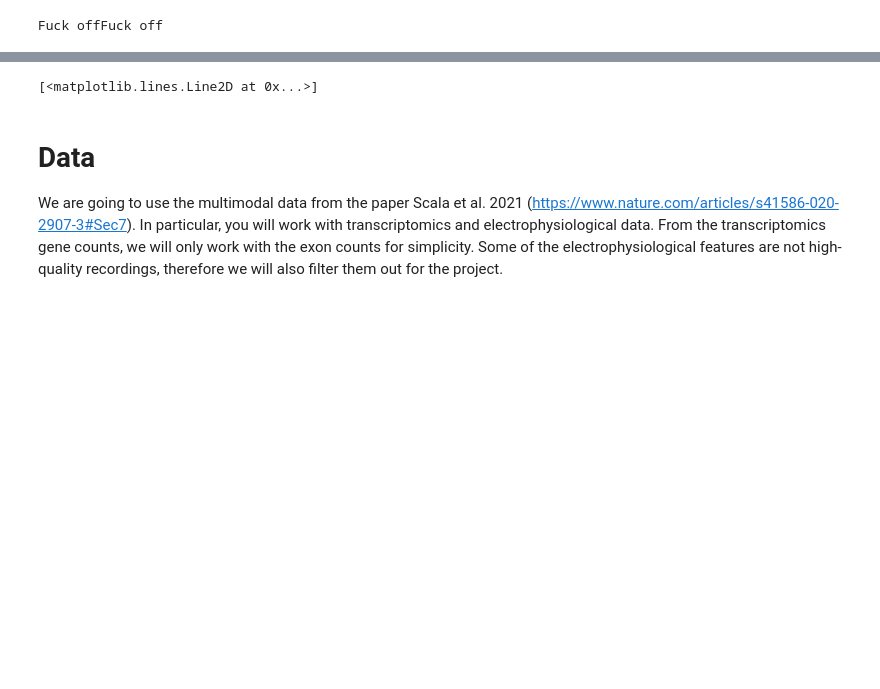
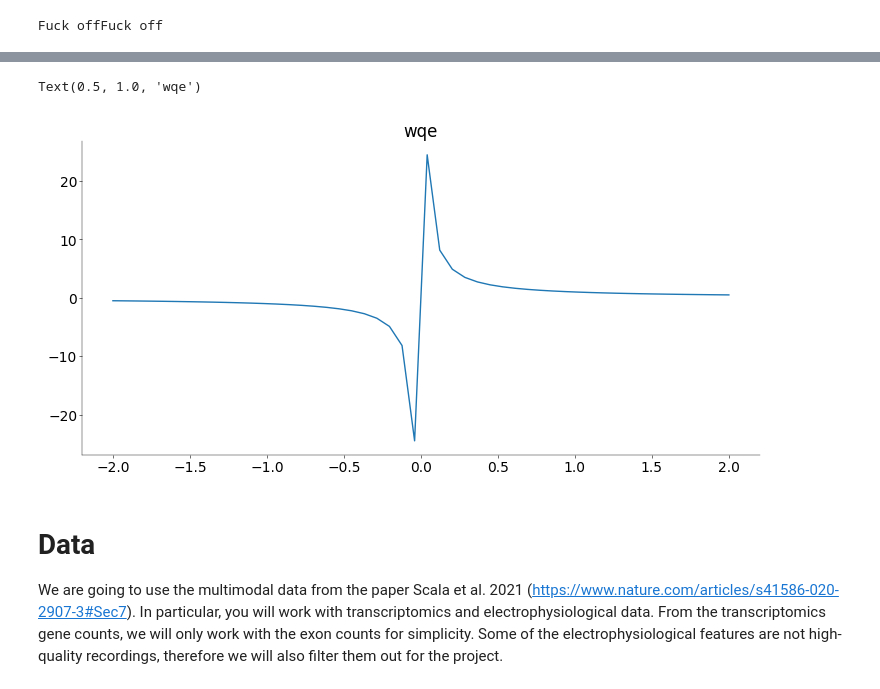
Before and after one commit to Artemii-Shlychkov/NDS_project, a Jupyter notebook: notebooks/Practical_notebook.ipynb, the cells around one changed output, grey strips where cells are left out. Cells and saved outputs as stored; diff of their text form; code cells hidden in the pictures; blank space fills up the shorter version.

```diff
--- a/notebooks/Practical_notebook.ipynb
+++ b/notebooks/Practical_notebook.ipynb
@@ -77,4 +76,5 @@ plt.show()
 x = np.linspace(-2, 2)
 y = 1 / x
 plt.plot(x, y)
+plt.title("wqe")
 # %% [output]
@@ -83,4 +81,5 @@ plt.plot(x, y)
-[<matplotlib.lines.Line2D at 0x...>]
+Text(0.5, 1.0, 'wqe')
+[figure, added]
 # %% [markdown]
 # Data
 
```
Also changed, not shown: parts of 3 cells of this notebook.
